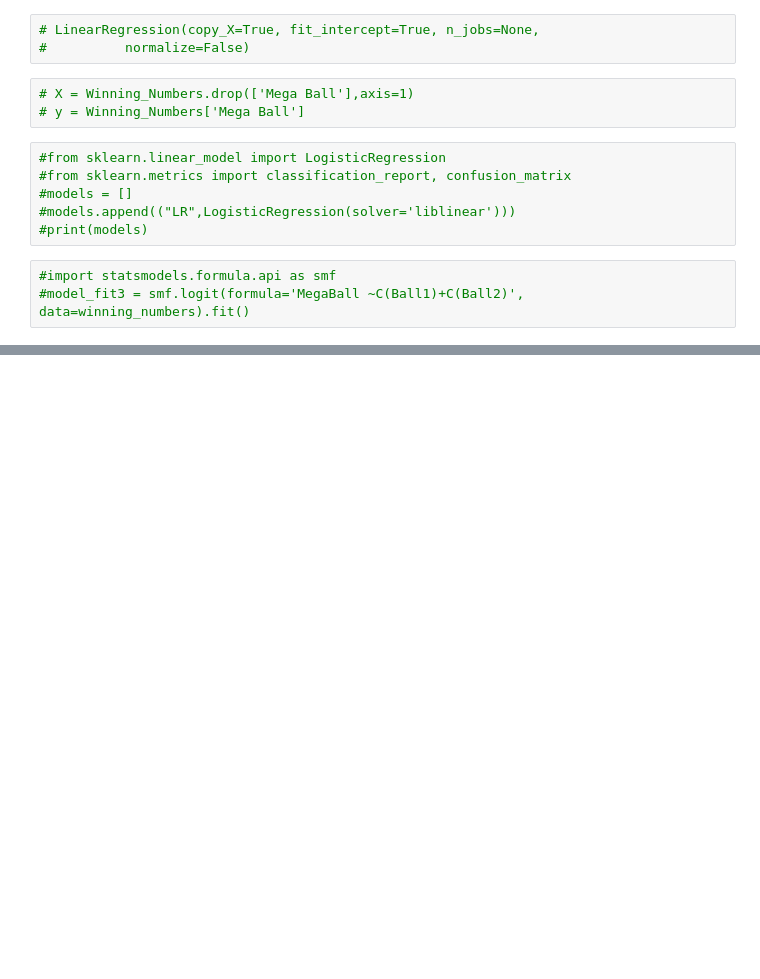
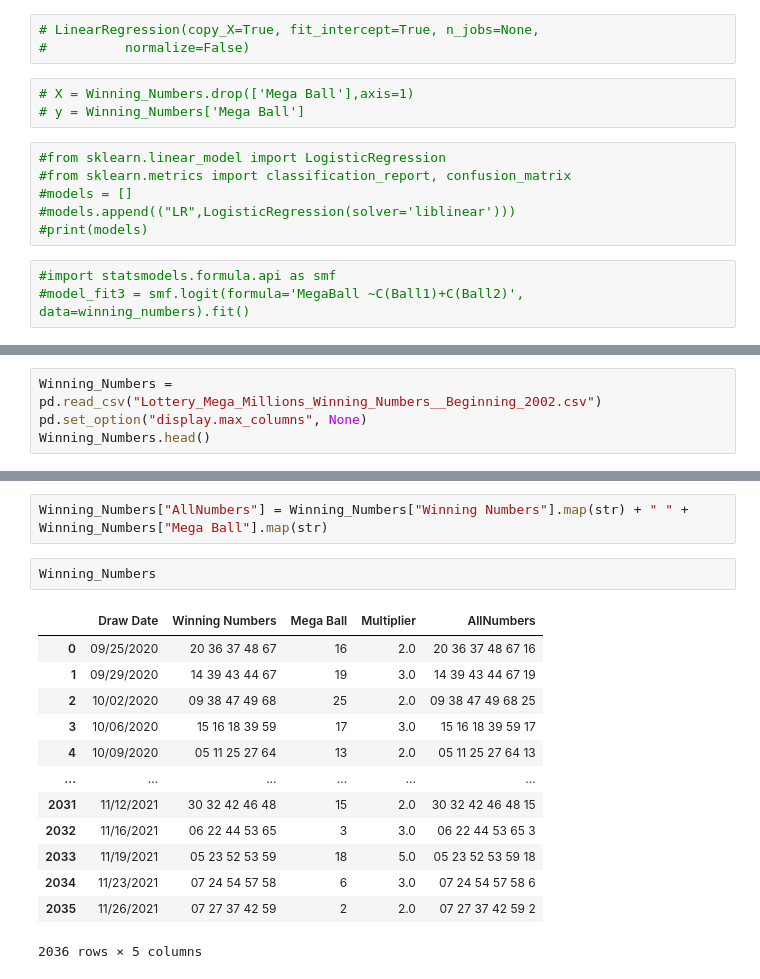
Before and after one commit to AlbiKovi/DSO110---Final-Group-Project, a Jupyter notebook: DSO110 - Final Group Project - Lottery.ipynb, the cells around one changed output, grey strips where cells are left out. Cells and saved outputs as stored; diff of their text form; blank space fills up the shorter version.

```diff
--- a/DSO110 - Final Group Project - Lottery.ipynb
+++ b/DSO110 - Final Group Project - Lottery.ipynb
@@ -571,0 +582,4 @@ feature_importances.plot(kind='barh', figsize=(7,6))
+# %%
+Winning_Numbers = pd.read_csv("Lottery_Mega_Millions_Winning_Numbers__Beginning_2002.csv")
+pd.set_option("display.max_columns", None)
+Winning_Numbers.head()
@@ -571,0 +593,18 @@ feature_importances.plot(kind='barh', figsize=(7,6))
+# %%
+Winning_Numbers["AllNumbers"] = Winning_Numbers["Winning Numbers"].map(str) + " " + Winning_Numbers["Mega Ball"].map(str)
+# %%
+Winning_Numbers
+# %% [output]
+|  | Draw Date | Winning Numbers | Mega Ball | Multiplier | AllNumbers |
+| 0 | 09/25/2020 | 20 36 37 48 67 | 16 | 2.0 | 20 36 37 48 67 16 |
+| 1 | 09/29/2020 | 14 39 43 44 67 | 19 | 3.0 | 14 39 43 44 67 19 |
+| 2 | 10/02/2020 | 09 38 47 49 68 | 25 | 2.0 | 09 38 47 49 68 25 |
+| 3 | 10/06/2020 | 15 16 18 39 59 | 17 | 3.0 | 15 16 18 39 59 17 |
+| 4 | 10/09/2020 | 05 11 25 27 64 | 13 | 2.0 | 05 11 25 27 64 13 |
+| ... | ... | ... | ... | ... | ... |
+| 2031 | 11/12/2021 | 30 32 42 46 48 | 15 | 2.0 | 30 32 42 46 48 15 |
+| 2032 | 11/16/2021 | 06 22 44 53 65 | 3 | 3.0 | 06 22 44 53 65 3 |
+| 2033 | 11/19/2021 | 05 23 52 53 59 | 18 | 5.0 | 05 23 52 53 59 18 |
+| 2034 | 11/23/2021 | 07 24 54 57 58 | 6 | 3.0 | 07 24 54 57 58 6 |
+| 2035 | 11/26/2021 | 07 27 37 42 59 | 2 | 2.0 | 07 27 37 42 59 2 |
+2036 rows × 5 columns
```
Also changed, not shown: parts of 13 cells of this notebook.
